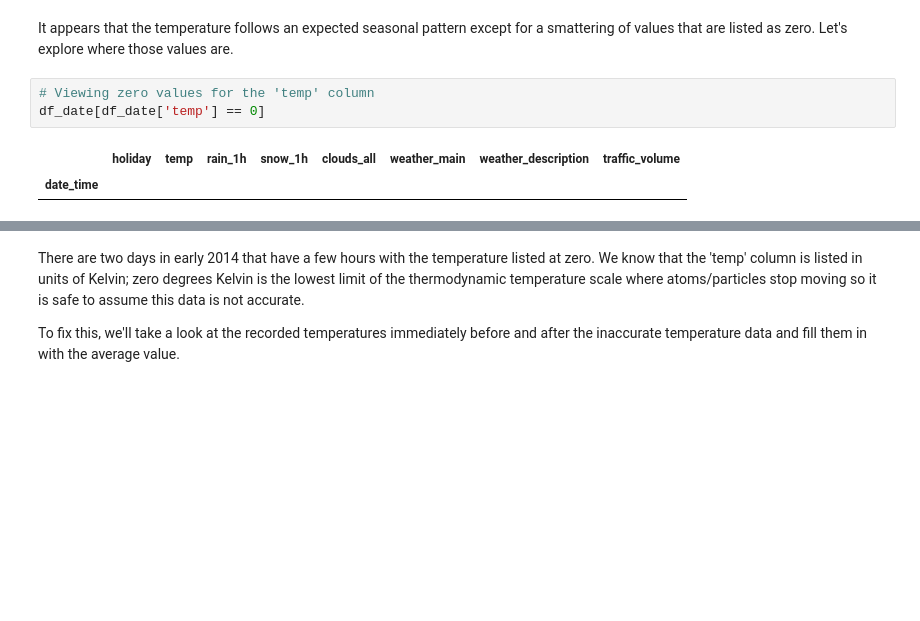
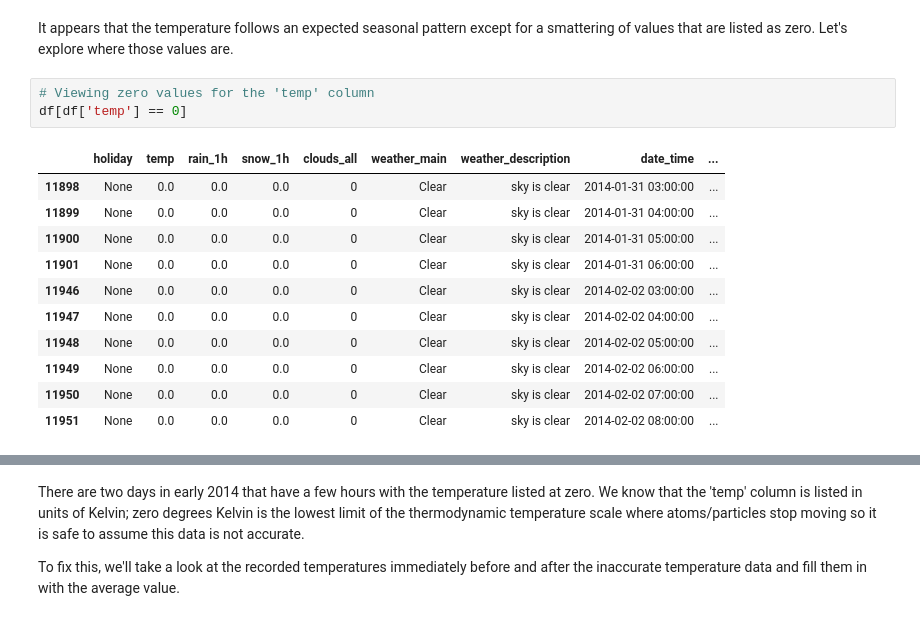
Before and after one commit to pschulk/I-94-Traffic-Volume-Predictions, a Jupyter notebook: EDA Notebook.ipynb, the cells around one changed output, grey strips where cells are left out. Saved outputs shown, nothing was run; the diff lists cells and outputs as text; blank space fills up the shorter version.

```diff
--- a/EDA Notebook.ipynb
+++ b/EDA Notebook.ipynb
@@ -75,7 +75,16 @@ time: 219 ms (started: 2023-04-06 17:19:24 -06:00)
 It appears that the temperature follows an expected seasonal pattern except for a smattering of values that are listed as zero. Let's explore where those values are.
 # %%
 # Viewing zero values for the 'temp' column
-df_date[df_date['temp'] == 0]
+df[df['temp'] == 0]
 # %% [output]
-|  | holiday | temp | rain_1h | snow_1h | clouds_all | weather_main | weather_description | traffic_volume |
-| date_time |  |  |  |  |  |  |  |  |
+|  | holiday | temp | rain_1h | snow_1h | clouds_all | weather_main | weather_description | date_time | ... |
+| 11898 | None | 0.0 | 0.0 | 0.0 | 0 | Clear | sky is clear | 2014-01-31 03:00:00 | ... |
+| 11899 | None | 0.0 | 0.0 | 0.0 | 0 | Clear | sky is clear | 2014-01-31 04:00:00 | ... |
+| 11900 | None | 0.0 | 0.0 | 0.0 | 0 | Clear | sky is clear | 2014-01-31 05:00:00 | ... |
+| 11901 | None | 0.0 | 0.0 | 0.0 | 0 | Clear | sky is clear | 2014-01-31 06:00:00 | ... |
+| 11946 | None | 0.0 | 0.0 | 0.0 | 0 | Clear | sky is clear | 2014-02-02 03:00:00 | ... |
+| 11947 | None | 0.0 | 0.0 | 0.0 | 0 | Clear | sky is clear | 2014-02-02 04:00:00 | ... |
+| 11948 | None | 0.0 | 0.0 | 0.0 | 0 | Clear | sky is clear | 2014-02-02 05:00:00 | ... |
+| 11949 | None | 0.0 | 0.0 | 0.0 | 0 | Clear | sky is clear | 2014-02-02 06:00:00 | ... |
+| 11950 | None | 0.0 | 0.0 | 0.0 | 0 | Clear | sky is clear | 2014-02-02 07:00:00 | ... |
+| 11951 | None | 0.0 | 0.0 | 0.0 | 0 | Clear | sky is clear | 2014-02-02 08:00:00 | ... |
```
Also changed, not shown: parts of 80 cells of this notebook.
